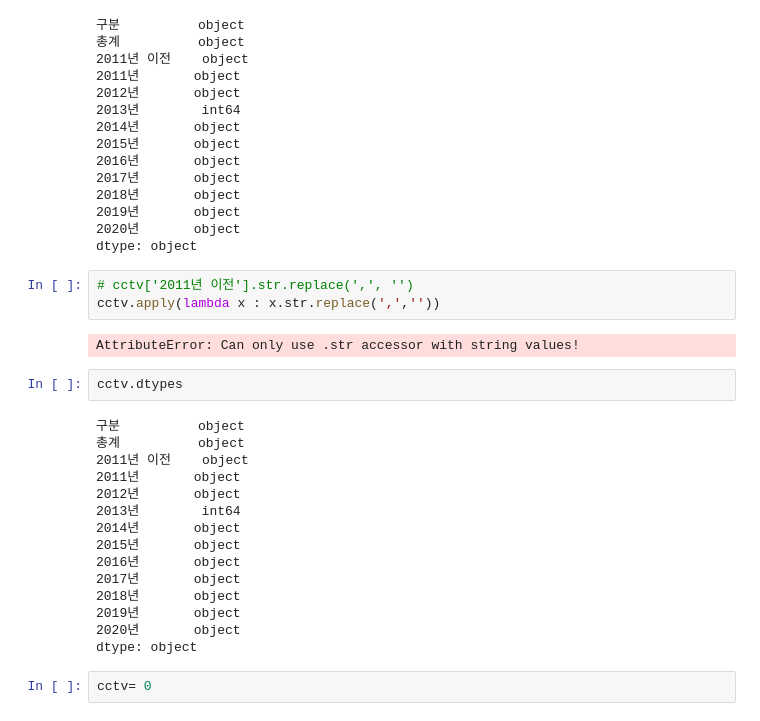
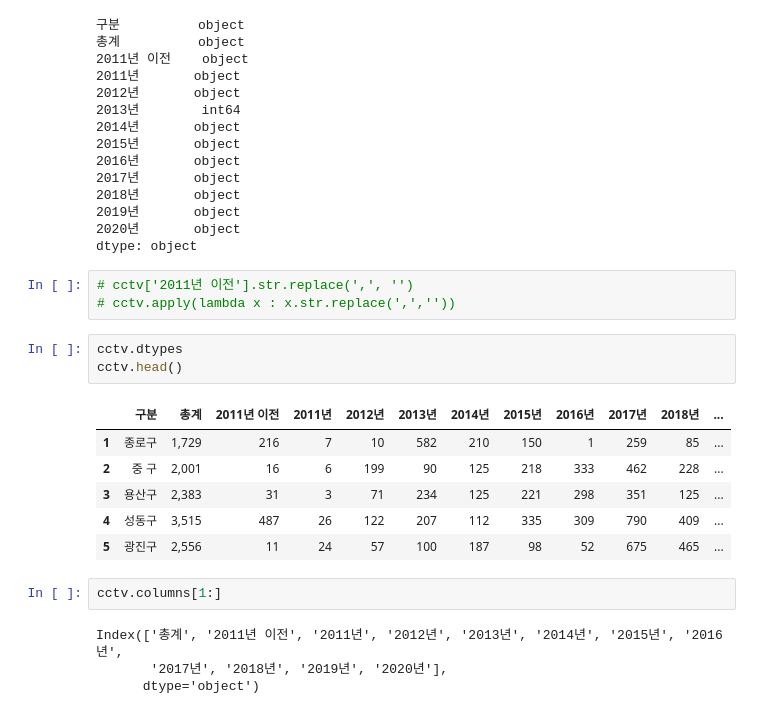
Before and after one commit to du0san/test_pandas, a Jupyter notebook: test_pandas.py.ipynb, the cells around one changed output. Drawn from its saved outputs; the diff is of its cells as text.

```diff
--- a/test_pandas.py.ipynb
+++ b/test_pandas.py.ipynb
@@ -433,26 +426,21 @@ cctv.dtypes
 dtype: object
 # %%
 # cctv['2011년 이전'].str.replace(',', '')
-cctv.apply(lambda x : x.str.replace(',',''))
+# cctv.apply(lambda x : x.str.replace(',',''))
-# %% [output]
-AttributeError: Can only use .str accessor with string values!
 # %%
 cctv.dtypes
+cctv.head()
 # %% [output]
-구분          object
-총계          object
-2011년 이전    object
-2011년       object
-2012년       object
-2013년        int64
-2014년       object
-2015년       object
-2016년       object
-2017년       object
-2018년       object
-2019년       object
-2020년       object
-dtype: object
+|  | 구분 | 총계 | 2011년 이전 | 2011년 | 2012년 | 2013년 | 2014년 | 2015년 | 2016년 | 2017년 | 2018년 | ... |
+| 1 | 종로구 | 1,729 | 216 | 7 | 10 | 582 | 210 | 150 | 1 | 259 | 85 | ... |
+| 2 | 중 구 | 2,001 | 16 | 6 | 199 | 90 | 125 | 218 | 333 | 462 | 228 | ... |
+| 3 | 용산구 | 2,383 | 31 | 3 | 71 | 234 | 125 | 221 | 298 | 351 | 125 | ... |
+| 4 | 성동구 | 3,515 | 487 | 26 | 122 | 207 | 112 | 335 | 309 | 790 | 409 | ... |
+| 5 | 광진구 | 2,556 | 11 | 24 | 57 | 100 | 187 | 98 | 52 | 675 | 465 | ... |
 # %%
-cctv= 0
+cctv.columns[1:]
+# %% [output]
+Index(['총계', '2011년 이전', '2011년', '2012년', '2013년', '2014년', '2015년', '2016년',
+       '2017년', '2018년', '2019년', '2020년'],
+      dtype='object')
 # %%
```
Also changed, not shown: parts of 38 cells of this notebook, 7 other files.
